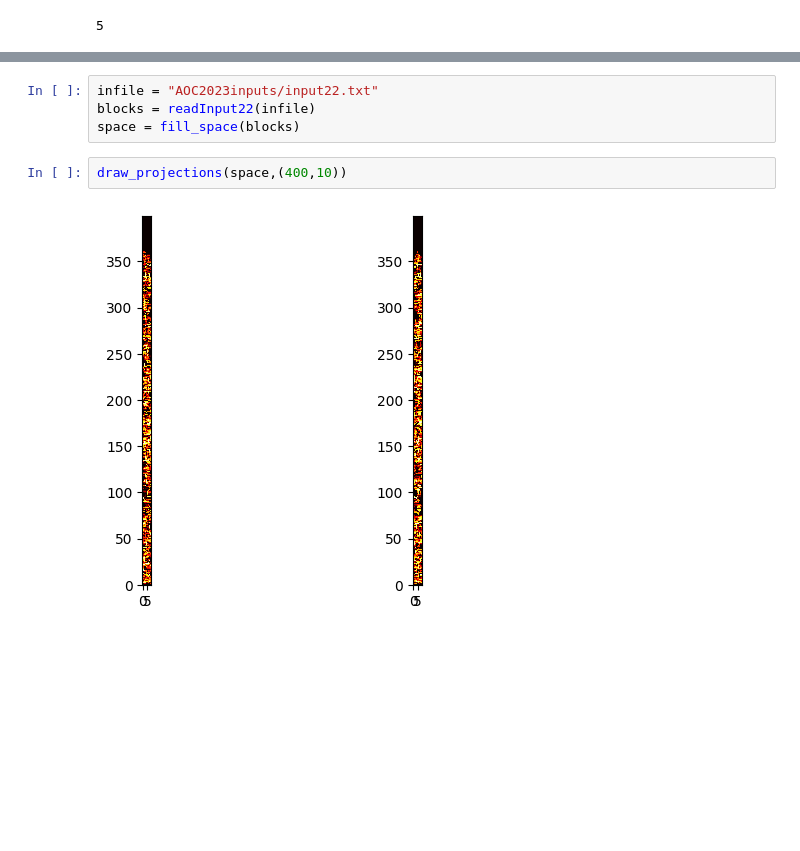
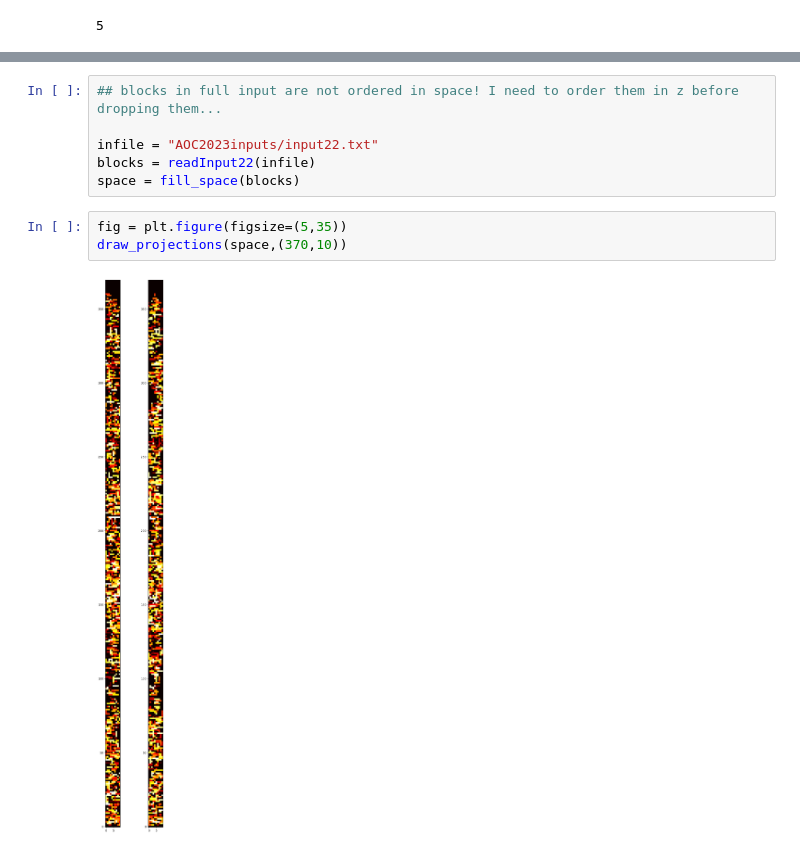
Before and after one commit to marcodelmastro/AdventOfCode2023, a Jupyter notebook: Day22.ipynb, the cells around one changed output, grey strips where cells are left out. Cells and saved outputs as stored; diff of their text form; blank space fills up the shorter version.

```diff
--- a/Day22.ipynb
+++ b/Day22.ipynb
@@ -189,8 +134,11 @@ part1("AOC2023inputs/input22.txt")
 # %%
+## blocks in full input are not ordered in space! I need to order them in z before dropping them...
+
 infile = "AOC2023inputs/input22.txt"
 blocks = readInput22(infile)
 space = fill_space(blocks)
 # %%
-draw_projections(space,(400,10))
+fig = plt.figure(figsize=(5,35))
+draw_projections(space,(370,10))
 # %% [output]
-[figure, old version]
+[figure, new version]
```
Also changed, not shown: parts of 10 cells of this notebook.
